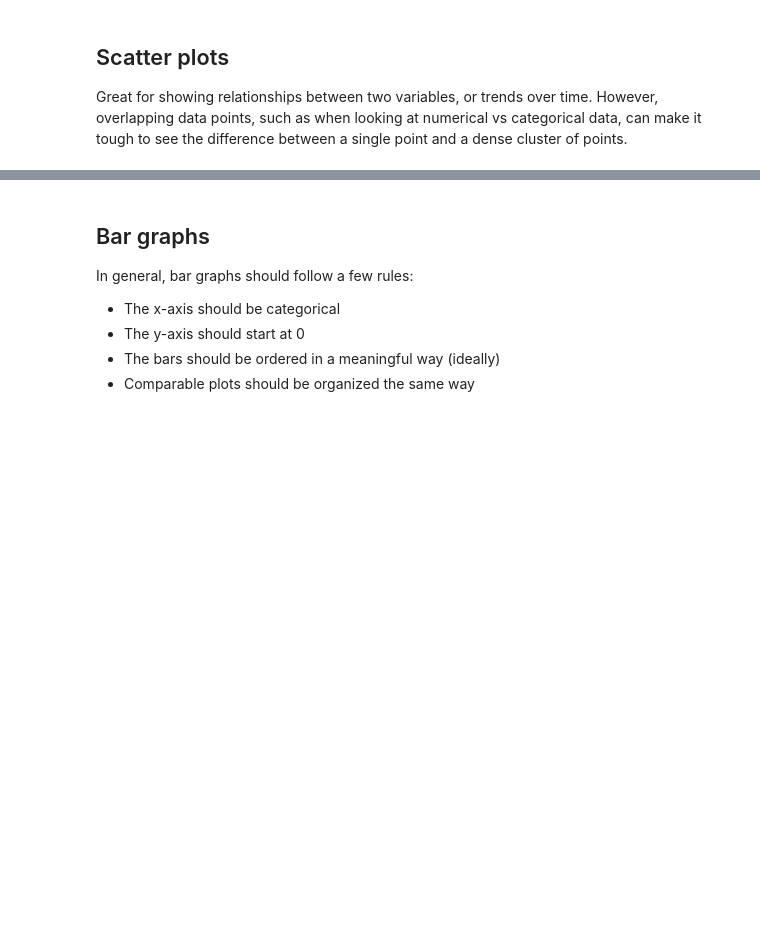
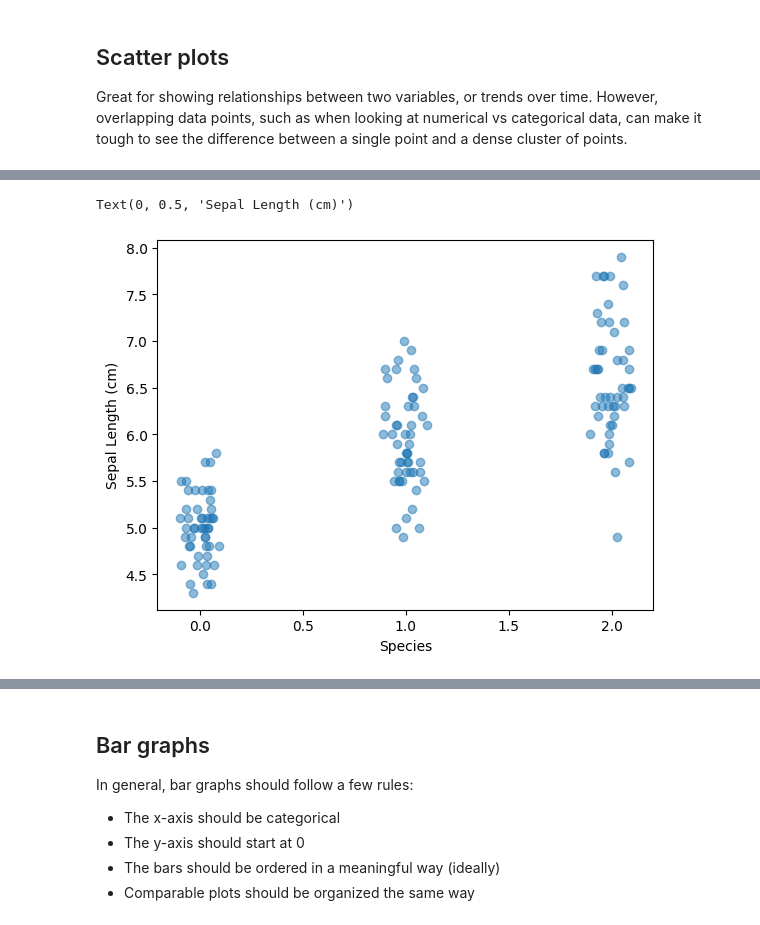
Before and after one commit to MRU-COMP4630/w24, a Jupyter notebook: week6/visualization_tips.ipynb, the cells around one changed output, grey strips where cells are left out. Cells and saved outputs as stored; diff of their text form; code cells hidden in the pictures; blank space fills up the shorter version.

```diff
--- a/week6/visualization_tips.ipynb
+++ b/week6/visualization_tips.ipynb
@@ -38,10 +63,13 @@ plt.ylabel('Sepal Length (cm)')
 # %%
 # Option 1: add jitter
 jitter = 0.05
 x = df['species'].cat.codes + np.random.randn(len(df))*jitter
-plt.scatter(x, df['sepal length (cm)'])
+plt.scatter(x, df['sepal length (cm)'], alpha=0.5)
 plt.xlabel('Species')
 plt.ylabel('Sepal Length (cm)')
+# %% [output]
+Text(0, 0.5, 'Sepal Length (cm)')
+[figure, added]
 # %%
 # Option 2: boxplot
 df.boxplot('sepal length (cm)', by='species')
```
Also changed, not shown: parts of 9 cells of this notebook, 1 other file.
